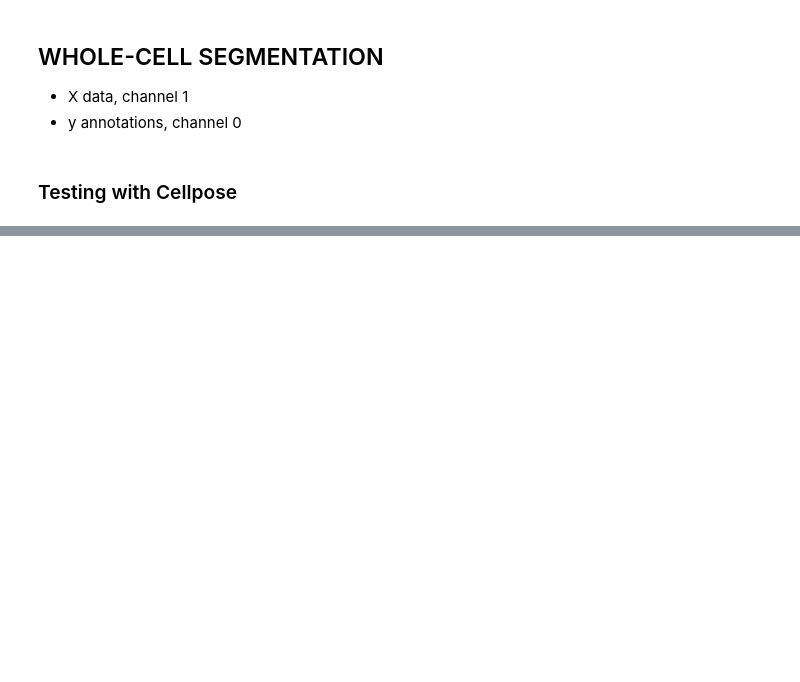
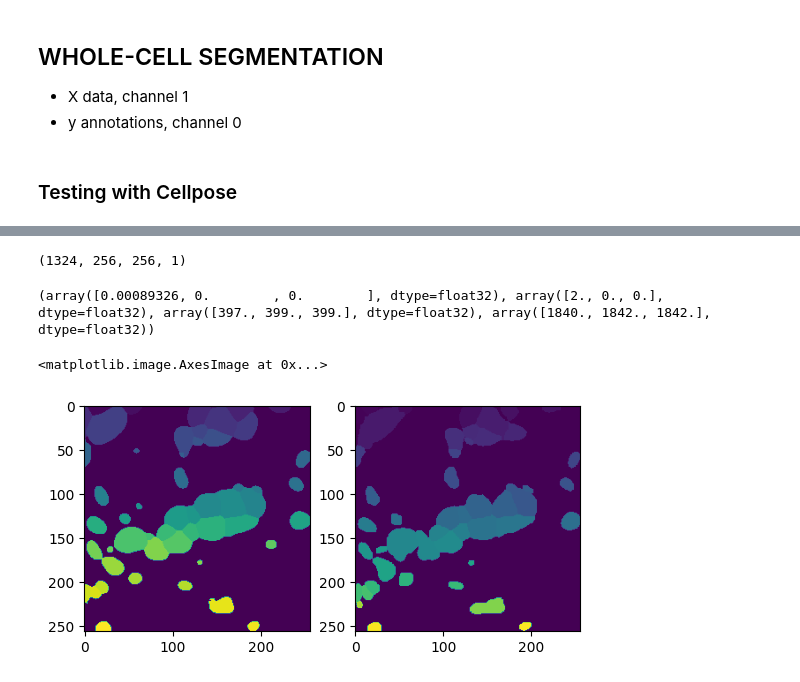
Before and after one commit to uw-loci/curvelets, a Jupyter notebook: src/CurveAlign_CT-FIRE/Cellanalysis/toolevaluation/test_tissuenet.ipynb, the cells around one changed output, grey strips where cells are left out. Saved outputs shown, nothing was run; the diff lists cells and outputs as text; code cells hidden in the pictures; blank space fills up the shorter version.

```diff
--- a/src/CurveAlign_CT-FIRE/Cellanalysis/toolevaluation/test_tissuenet.ipynb
+++ b/src/CurveAlign_CT-FIRE/Cellanalysis/toolevaluation/test_tissuenet.ipynb
@@ -370,0 +180,3 @@ plt.imshow(y_test[100,...,1])
+# %%
+dp_mesmer = Mesmer()
+masks = dp_mesmer.predict(X_test, compartment='whole-cell')
@@ -370,0 +192,17 @@ plt.imshow(y_test[100,...,1])
+# %%
+masks.shape
+# %% [output]
+(1324, 256, 256, 1)
+# %%
+dp_ap2 = average_precision(y_test[...,0], masks[...,0])
+print(dp_ap2)
+# %% [output]
+(array([0.00089326, 0.        , 0.        ], dtype=float32), array([2., 0., 0.], dtype=float32), array([397., 399., 399.], dtype=float32), array([1840., 1842., 1842.], dtype=float32))
+# %%
+plt.subplot(1,2,1)
+plt.imshow(masks[100])
+plt.subplot(1,2,2)
+plt.imshow(y_test[100,...,0])
+# %% [output]
+<matplotlib.image.AxesImage at 0x...>
+[figure, added]
```
Also changed, not shown: parts of 34 cells of this notebook.
